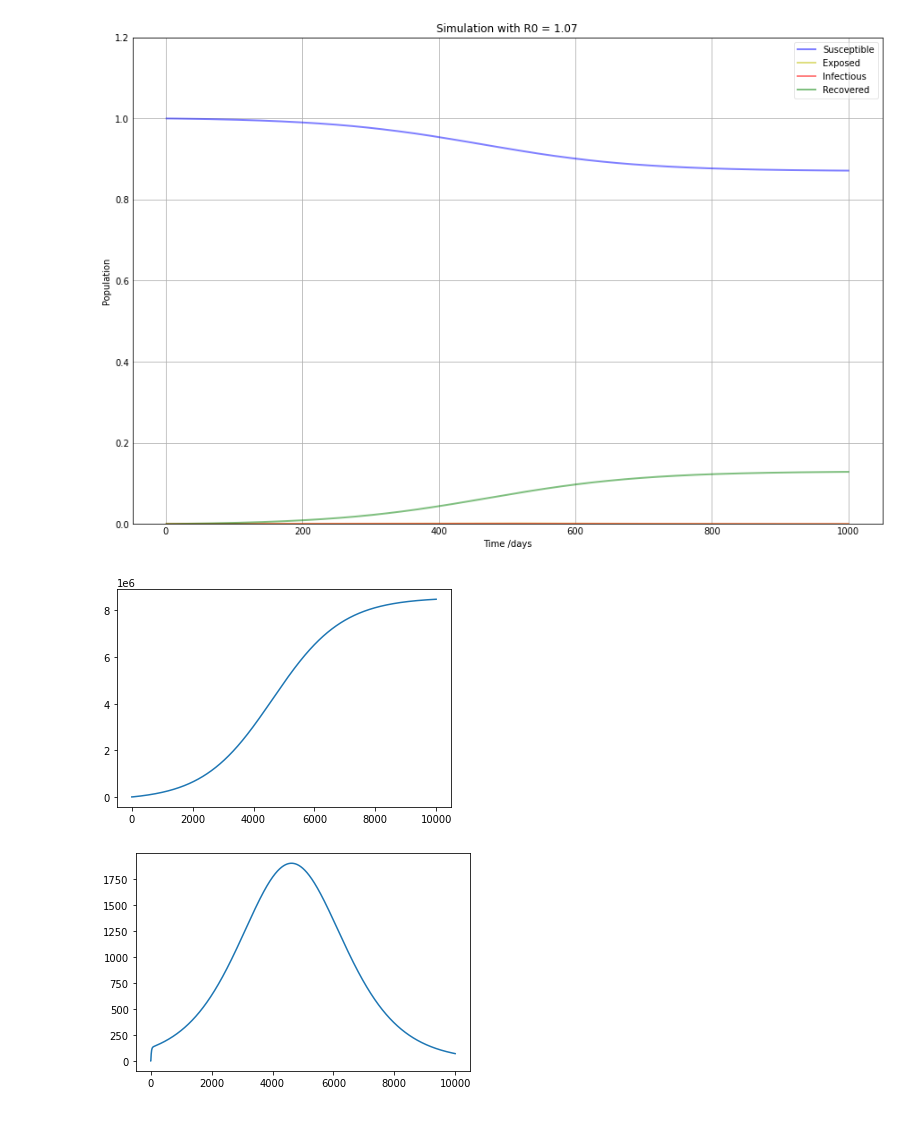
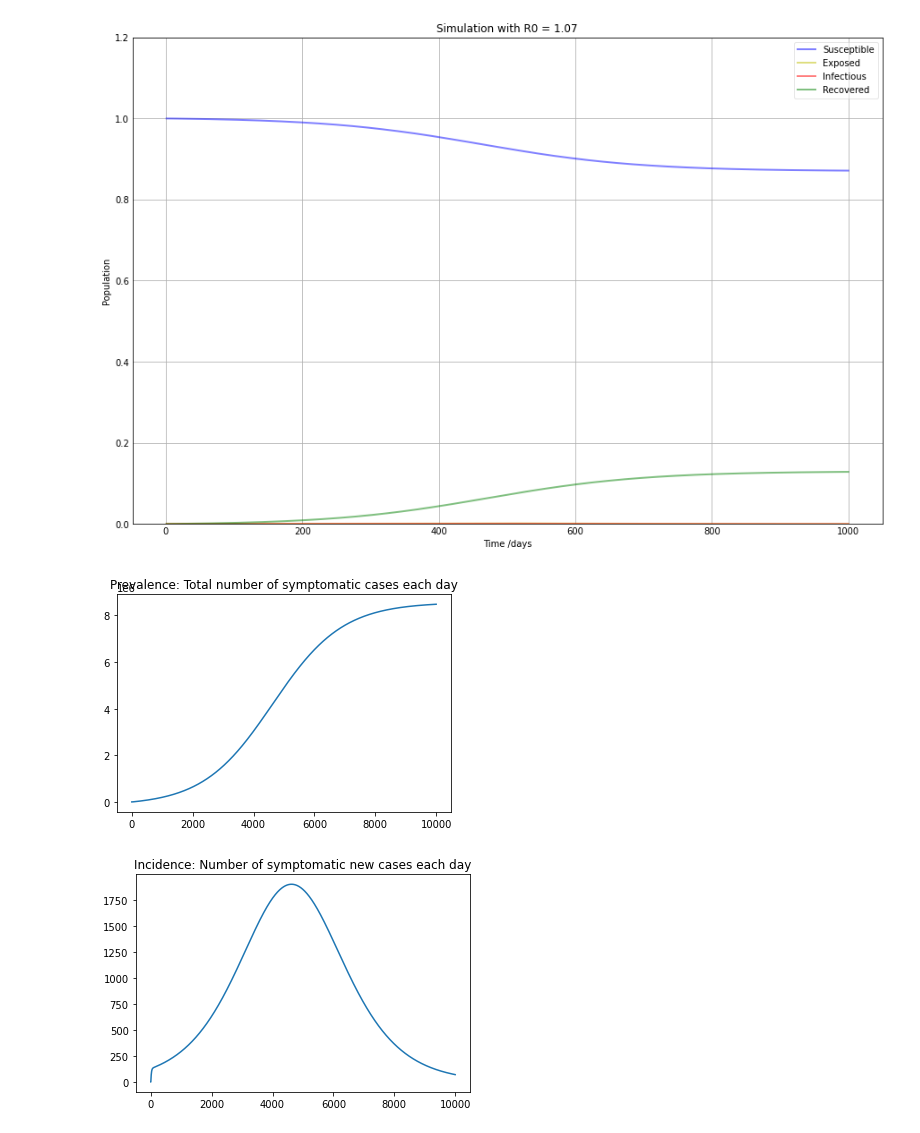
Before and after one commit to chloeskt/covid-19, a Jupyter notebook: 2-0 A stochastic model implementation.ipynb, the cells around one changed output. Saved outputs shown, nothing was run; the diff lists cells and outputs as text; code cells hidden in the pictures.

Commit message:
improvement of graphs

```diff
--- a/2-0 A stochastic model implementation.ipynb
+++ b/2-0 A stochastic model implementation.ipynb
@@ -143,7 +137,7 @@ Now if we consider that `gamma` and `sigma`follow Erlang distribution with rate
 # %%
 def modelSEIR(init, params, T, dt):
     """
-    This function gives us a stochastic SEIR model implementation where both gamma and sigma follow exponential laws
+    This function gives us a stochastic SEIR model implementation where both gamma and sigma follow Erlang(2) laws
     """
     beta, sigma, gamma = params
     S0, E0, I0, R0 = init
@@ -849,11 +843,13 @@ plt.show()
 # %%
 prevalence = np.cumsum(incidence)
 
 plt.plot(np.arange(0, len(prevalence), 1), prevalence)
+plt.title('Prevalence: Total number of symptomatic cases each day')
 plt.show()
 
 plt.plot(np.arange(0, len(incidence), 1), incidence)
+plt.title('Incidence: Number of symptomatic new cases each day')
 plt.show()
 # %% [output]
-[figure, old version]
+[figure, new version]
-[figure, old version]
+[figure, new version]
```
Also changed, not shown: parts of 14 cells of this notebook.
